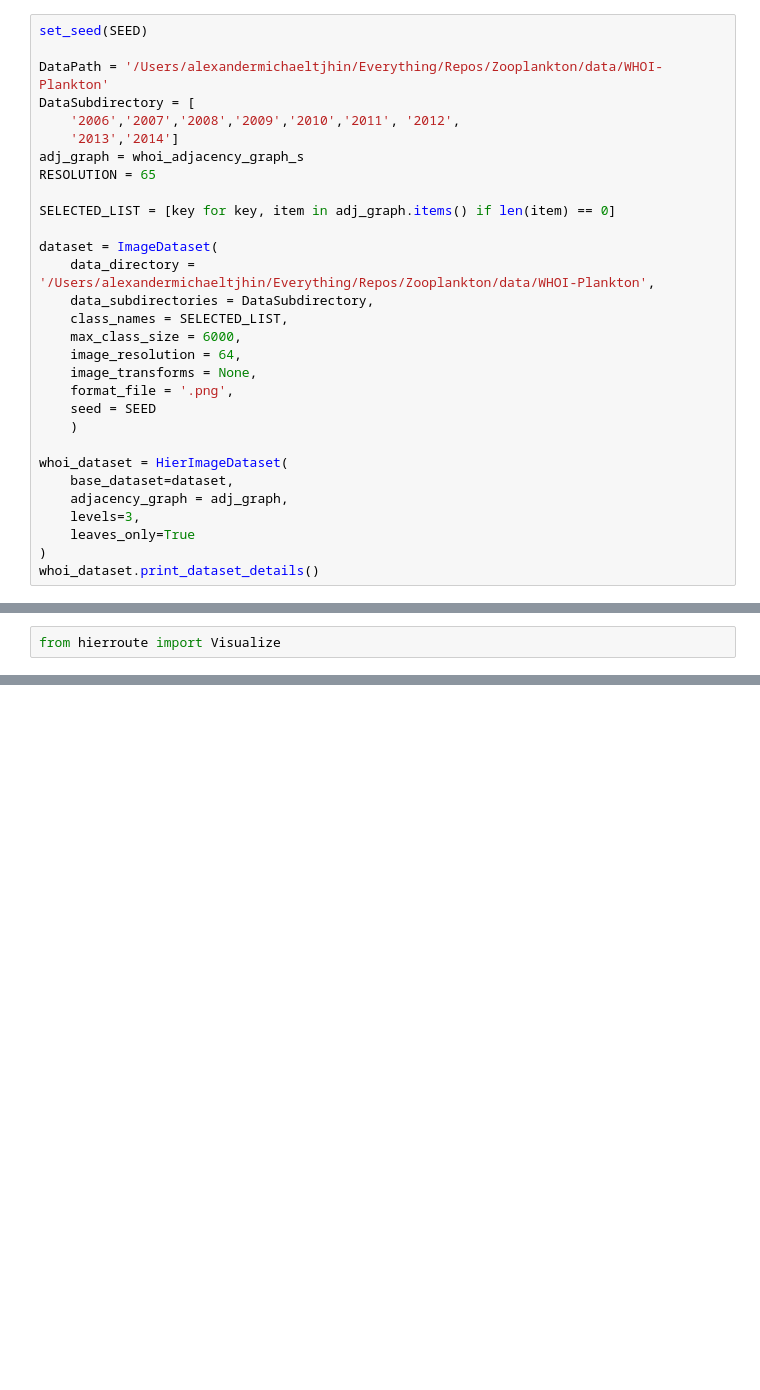
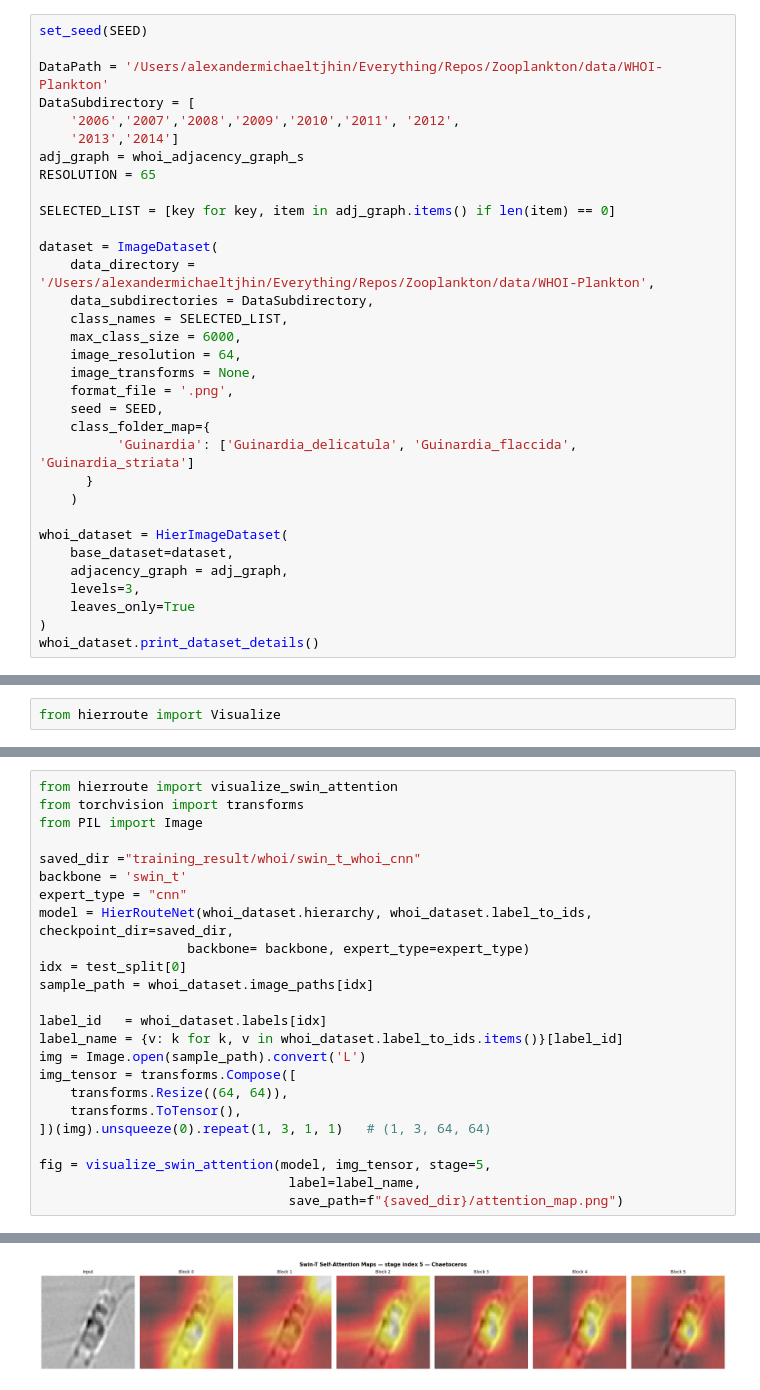
Before and after one commit to atjhin/Zooplankton_Classification, a Jupyter notebook: WHOI.ipynb, the cells around one changed output, grey strips where cells are left out. Cells and saved outputs as stored; diff of their text form; blank space fills up the shorter version.

```diff
--- a/WHOI.ipynb
+++ b/WHOI.ipynb
@@ -38,7 +38,10 @@ dataset = ImageDataset(
     image_resolution = 64,
     image_transforms = None,
     format_file = '.png',
-    seed = SEED
+    seed = SEED,
+    class_folder_map={
+          'Guinardia': ['Guinardia_delicatula', 'Guinardia_flaccida', 'Guinardia_striata']
+      }
     )
 
 whoi_dataset = HierImageDataset(
@@ -221,0 +258,25 @@ Saved → training_result/mnr/swin_t_cnn/size_vs_accuracy.png
+# %%
+from hierroute import visualize_swin_attention
+from torchvision import transforms
+from PIL import Image
+
+saved_dir ="training_result/whoi/swin_t_whoi_cnn"
+backbone = 'swin_t'
+expert_type = "cnn"
+model = HierRouteNet(whoi_dataset.hierarchy, whoi_dataset.label_to_ids, checkpoint_dir=saved_dir,
+                   backbone= backbone, expert_type=expert_type)
+idx = test_split[0]
+sample_path = whoi_dataset.image_paths[idx]
+
+label_id   = whoi_dataset.labels[idx]
+label_name = {v: k for k, v in whoi_dataset.label_to_ids.items()}[label_id]
+img = Image.open(sample_path).convert('L')
+img_tensor = transforms.Compose([
+    transforms.Resize((64, 64)),
+    transforms.ToTensor(),
+])(img).unsqueeze(0).repeat(1, 3, 1, 1)   # (1, 3, 64, 64)
+
+fig = visualize_swin_attention(model, img_tensor, stage=5,
+                                label=label_name,
+                                save_path=f"{saved_dir}/attention_map.png")
+# %% [output]
@@ -221,0 +285 @@ Saved → training_result/mnr/swin_t_cnn/size_vs_accuracy.png
+[figure, added]
```
Also changed, not shown: parts of 11 cells of this notebook, 7 other files.
